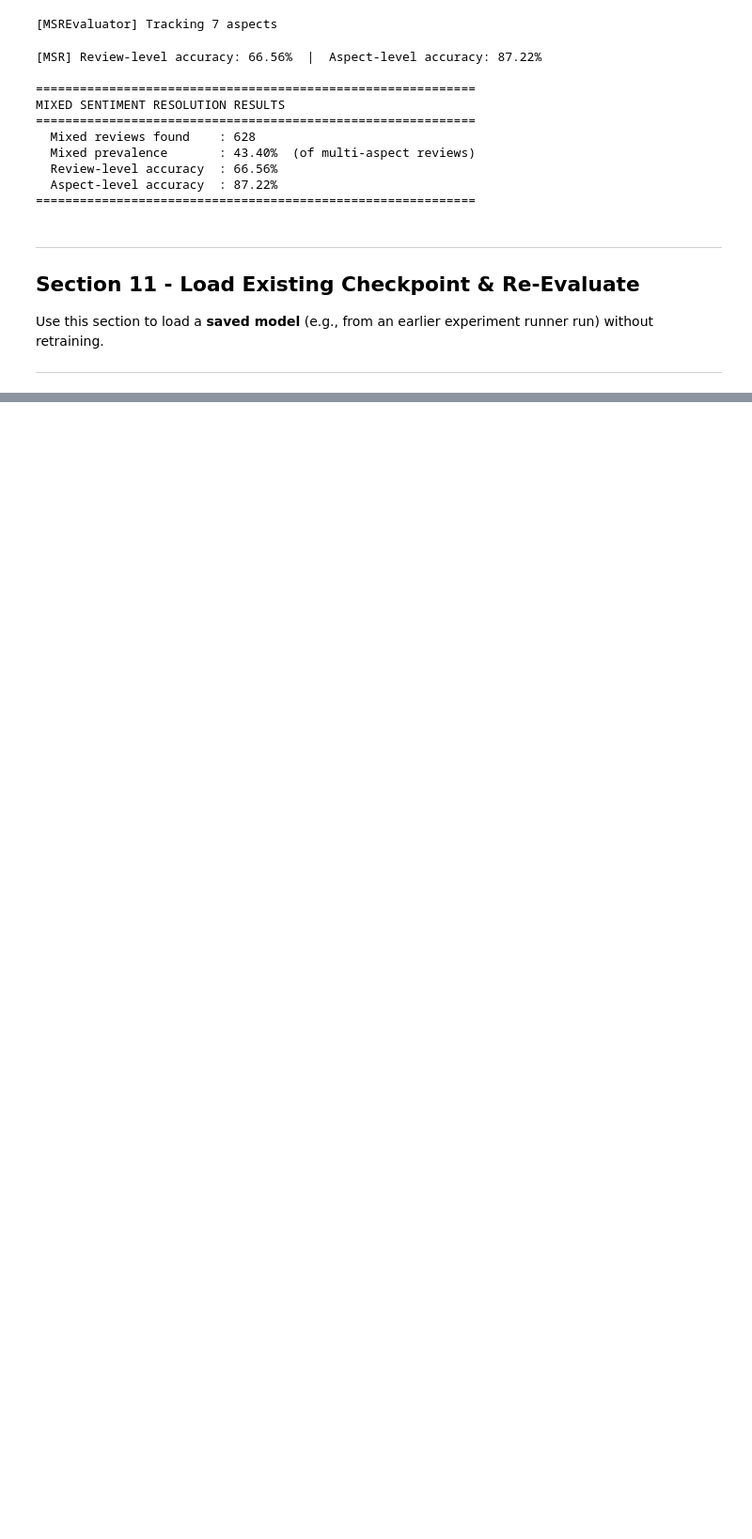
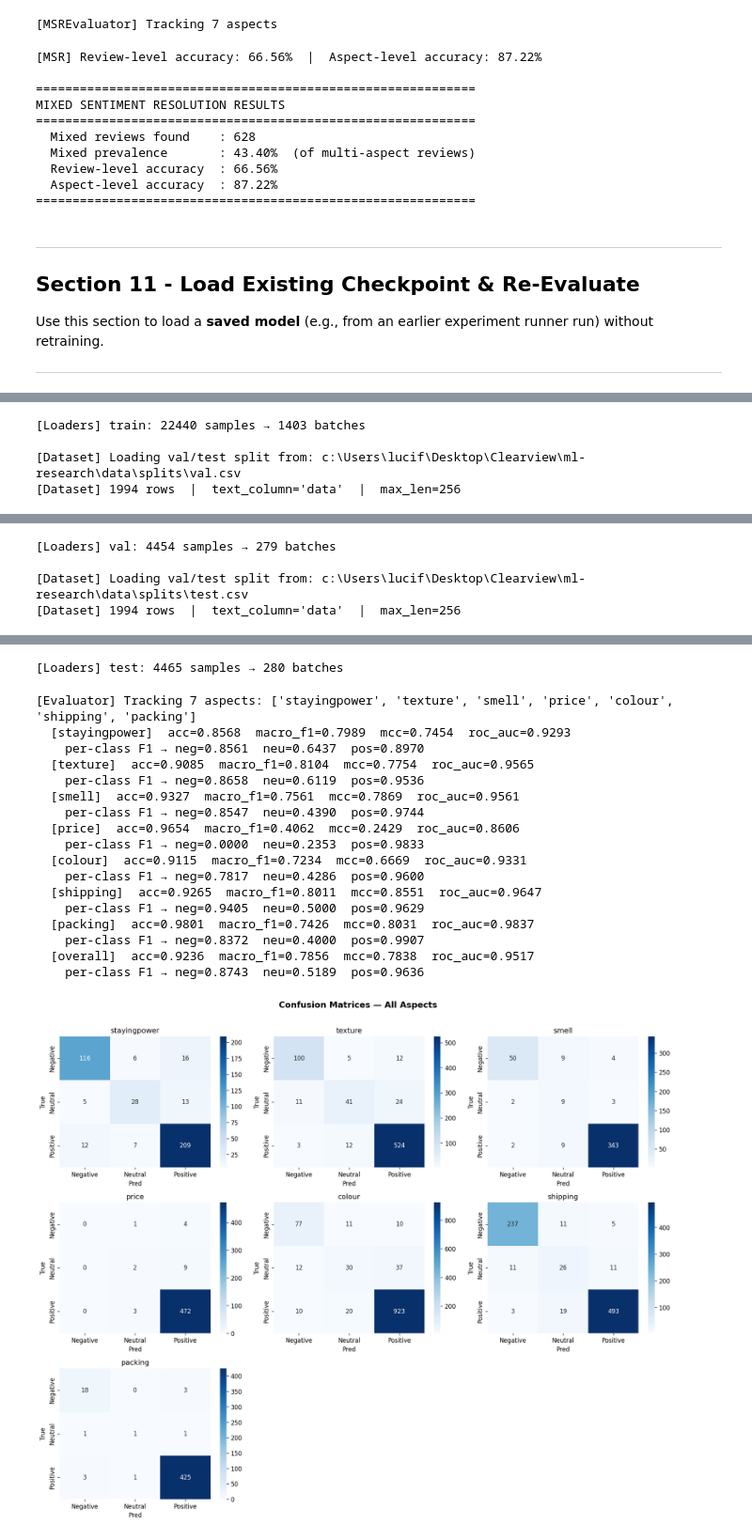
Before and after one commit to tharushiAma/Clearview, a Jupyter notebook: ml-research/notebooks/02_model_development/06_full_model_development.ipynb, the cells around one changed output, grey strips where cells are left out. Shown at 94% size. Drawn from its saved outputs; the diff is of its cells as text; code cells hidden in the pictures; blank space fills up the shorter version.

```diff
--- a/ml-research/notebooks/02_model_development/06_full_model_development.ipynb
+++ b/ml-research/notebooks/02_model_development/06_full_model_development.ipynb
@@ -1849,18 +1849,58 @@ Use this section to load a **saved model** (e.g., from an earlier experiment run
 # %%
 if RUN_PIPELINE:
     # ── Change this path to point to any saved .pt checkpoint ────────────────────
-    EXISTING_CHECKPOINT = ML_ROOT / 'outputs' / 'experiments' / 'A1_Full_model.pt'
+    EXISTING_CHECKPOINT = ML_ROOT / 'outputs' / 'experiments' / 'A1_Full_model_best.pt'
 
     if EXISTING_CHECKPOINT.exists():
         print(f'Loading checkpoint from: {EXISTING_CHECKPOINT}')
         ckpt = torch.load(EXISTING_CHECKPOINT, map_location=DEVICE, weights_only=False)
 
         loaded_config = ckpt.get('config', CONFIG)   # Use saved config if available
-        eval_model    = create_model(loaded_config)
+
+        # Ensure data paths in loaded_config are absolute
+        for key in ('train_path', 'val_path', 'test_path'):
+            if key in loaded_config['data'] and not Path(loaded_config['data'][key]).is_absolute():
+                loaded_config['data'][key] = str(ML_ROOT / loaded_config['data'][key])
+
+        eval_model = create_model(loaded_config)
         eval_model.load_state_dict(ckpt['model_state_dict'])
-        eval_model    = eval_model.to(DEVICE).eval()
+        eval_model = eval_model.to(DEVICE).eval()
 
-        # Quick eval using the same test loader
+        # ── Ensure dependencies are initialized ──────────────────────────────────
+
+        # 1. Tokenizer
+        if 'tokenizer' not in locals():
+            print("Initializing tokenizer...")
+            from transformers import RobertaTokenizer
+            tokenizer = RobertaTokenizer.from_pretrained(loaded_config['model']['roberta_model'])
+
+        # 2. Data Loaders
+        if 'test_loader' not in locals():
+            print("Building data loaders...")
+            # Initialize dep_parser if needed for loaders
+            _tmp_dep_parser = None
+            if loaded_config['data'].get('use_dependency_parsing', False):
+                _tmp_dep_parser = DependencyParser('en_core_web_sm')
+
+            # Note: we assign to global-like variables used in Trainer
+            train_loader, val_loader, test_loader = create_dataloaders(
+                loaded_config, tokenizer, _tmp_dep_parser
+            )
+
+        # 3. Class weights and Loss Manager
+        if 'aspect_class_counts' not in locals():
+            print("Re-computing class weights from data...")
+            aspect_class_counts = compute_class_weights(
+                loaded_config['data']['train_path'],
+                loaded_config['aspects']['names'],
+                loaded_config['aspects']['label_map']
+            )
+
+        if 'loss_manager' not in locals() or loss_manager is None:
+            print("Initializing loss manager for evaluation...")
+            loss_manager = AspectSpecificLossManager(aspect_class_counts, loaded_config['training'])
+
+        # ── Quick eval ───────────────────────────────────────────────────────────
         eval_trainer = Trainer(
             config=loaded_config, model=eval_model, loss_manager=loss_manager,
             tokenizer=tokenizer, train_loader=train_loader,
@@ -1877,3 +1917,4 @@ if RUN_PIPELINE:
     else:
         print(f'Checkpoint not found: {EXISTING_CHECKPOINT}')
         print('Update EXISTING_CHECKPOINT to point to a valid .pt file.')
+# %% [output]
@@ -1879,0 +1948,4 @@ if RUN_PIPELINE:
+[Loaders] train: 22440 samples → 1403 batches
+
+[Dataset] Loading val/test split from: c:\Users\lucif\Desktop\Clearview\ml-research\data\splits\val.csv
+[Dataset] 1994 rows  |  text_column='data'  |  max_len=256
@@ -1879,0 +1966,4 @@ if RUN_PIPELINE:
+[Loaders] val: 4454 samples → 279 batches
+
+[Dataset] Loading val/test split from: c:\Users\lucif\Desktop\Clearview\ml-research\data\splits\test.csv
+[Dataset] 1994 rows  |  text_column='data'  |  max_len=256
@@ -1879,0 +1984,19 @@ if RUN_PIPELINE:
+[Loaders] test: 4465 samples → 280 batches
+[Evaluator] Tracking 7 aspects: ['stayingpower', 'texture', 'smell', 'price', 'colour', 'shipping', 'packing']
+  [stayingpower]  acc=0.8568  macro_f1=0.7989  mcc=0.7454  roc_auc=0.9293
+    per-class F1 → neg=0.8561  neu=0.6437  pos=0.8970
+  [texture]  acc=0.9085  macro_f1=0.8104  mcc=0.7754  roc_auc=0.9565
+    per-class F1 → neg=0.8658  neu=0.6119  pos=0.9536
+  [smell]  acc=0.9327  macro_f1=0.7561  mcc=0.7869  roc_auc=0.9561
+    per-class F1 → neg=0.8547  neu=0.4390  pos=0.9744
+  [price]  acc=0.9654  macro_f1=0.4062  mcc=0.2429  roc_auc=0.8606
+    per-class F1 → neg=0.0000  neu=0.2353  pos=0.9833
+  [colour]  acc=0.9115  macro_f1=0.7234  mcc=0.6669  roc_auc=0.9331
+    per-class F1 → neg=0.7817  neu=0.4286  pos=0.9600
+  [shipping]  acc=0.9265  macro_f1=0.8011  mcc=0.8551  roc_auc=0.9647
+    per-class F1 → neg=0.9405  neu=0.5000  pos=0.9629
+  [packing]  acc=0.9801  macro_f1=0.7426  mcc=0.8031  roc_auc=0.9837
+    per-class F1 → neg=0.8372  neu=0.4000  pos=0.9907
+  [overall]  acc=0.9236  macro_f1=0.7856  mcc=0.7838  roc_auc=0.9517
+    per-class F1 → neg=0.8743  neu=0.5189  pos=0.9636
+[figure, added]
```
Also changed, not shown: parts of 1 cell of this notebook, 3 other files.
